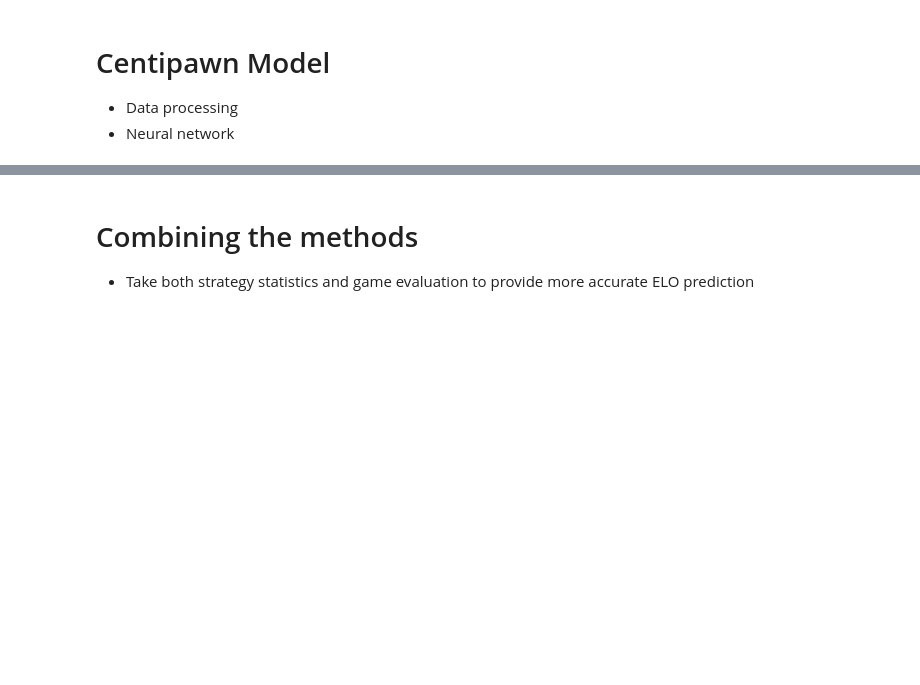
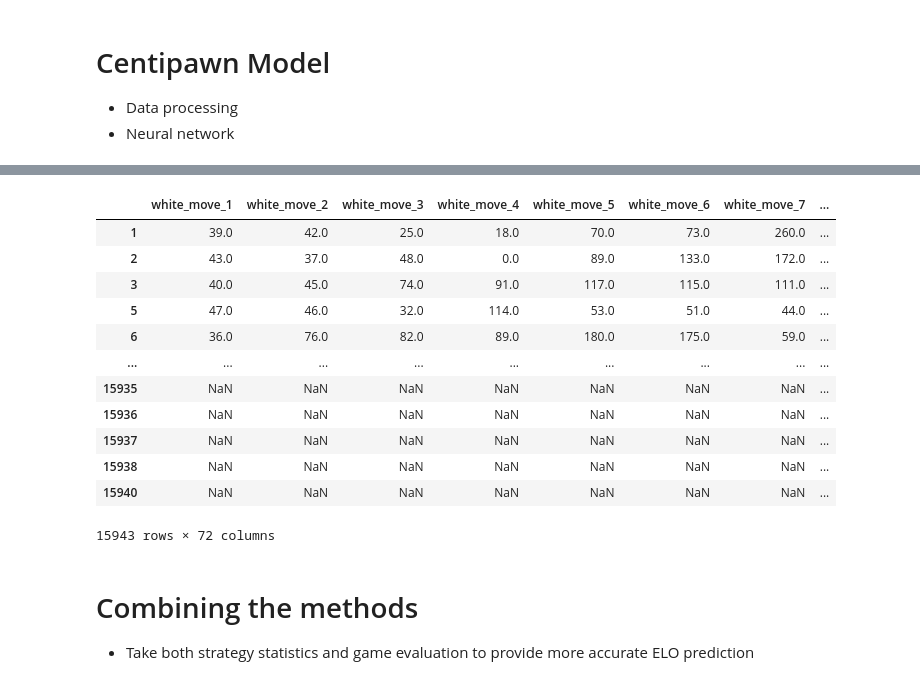
Before and after one commit to T-hawk/chess-ds-final, a Jupyter notebook: neural-net.ipynb, the cells around one changed output, grey strips where cells are left out. Cells and saved outputs as stored; diff of their text form; code cells hidden in the pictures; blank space fills up the shorter version.

```diff
--- a/neural-net.ipynb
+++ b/neural-net.ipynb
@@ -252,6 +252,7 @@ neural_net_columns = [
 neural_net_columns += [
     "white_elo",
     "black_elo",
+    "winner",
     "total_turns",
     "white_turns",
     "black_turns",
@@ -269,6 +270,7 @@ for idx, row in chess_data.iterrows():
     board_analysis_row += [
         row["white_rating"],
         row["black_rating"],
+        row["winner"],
         total_turns,
         white_turns,
         black_turns,
@@ -600,11 +602,8 @@ neural_net_with_centipawn = neural_net_input.merge(
     how="inner"
 )
 
-print(len(centipawn_data))
-print(len(neural_net_input))
-neural_net_with_centipawn
+centipawn_vector_input = neural_net_with_centipawn[neural_net_with_centipawn["total_turns"] >= 60]
 
-centipawn_vector_input = neural_net_with_centipawn[neural_net_with_centipawn["total_turns"] >= 30]
 centipawn_vector_input = centipawn_vector_input[["white_centipawn", "black_centipawn", "white_elo", "black_elo"]]
 centipawn_vector_input
 # %% [output]
@@ -753,3 +752,75 @@ Black ELO RMSE: 232.70
+# %%
+white_avg = []
+white_std = []
+white_median = []
+white_max = []
+white_min = []
+
+black_avg = []
+black_std = []
+black_median = []
+black_max = []
+black_min = []
+
+for idx, row in centipawn_data.iterrows():
+    white_cp = row["white_centipawn"]
+    white_avg.append(np.mean(white_cp))
+    white_std.append(np.std(white_cp))
+    white_median.append(np.median(white_cp))
+    white_max.append(np.max(white_cp))
+    white_min.append(np.min(white_cp))
+
+    black_cp = row["black_centipawn"]
+    black_avg.append(np.mean(black_cp))
+    black_std.append(np.std(black_cp))
+    black_median.append(np.median(black_cp))
+    black_max.append(np.max(black_cp))
+    black_min.append(np.min(black_cp))
+
+centipawn_data["white_avg"] = white_avg
+centipawn_data["white_std"] = white_std
+centipawn_data["white_median"] = white_median
+centipawn_data["white_max"] = white_max
+centipawn_data["white_min"] = white_min
+
+centipawn_data["black_avg"] = black_avg
+centipawn_data["black_std"] = black_std
+centipawn_data["black_median"] = black_median
+centipawn_data["black_max"] = black_max
+centipawn_data["black_min"] = black_min
+
+# Combine centipawn data with board-analysis features using the explicit index columns
+summary_input = neural_net_input.merge(
+    centipawn_data,
+    left_on="idx",
+    right_on="index",
+    how="inner"
+)
+
+summary_input = pd.concat(
+    [
+        white_cp_df,
+        black_cp_df,
+        summary_input[["white_avg", "white_std", "white_median", "white_max", "white_min", "white_elo", "black_avg", "black_std", "black_median", "black_max", "black_min", "black_elo"]]
+    ],
+    axis=1
+)
+
+summary_input
+# %% [output]
+|  | white_move_1 | white_move_2 | white_move_3 | white_move_4 | white_move_5 | white_move_6 | white_move_7 | ... |
+| 1 | 39.0 | 42.0 | 25.0 | 18.0 | 70.0 | 73.0 | 260.0 | ... |
+| 2 | 43.0 | 37.0 | 48.0 | 0.0 | 89.0 | 133.0 | 172.0 | ... |
+| 3 | 40.0 | 45.0 | 74.0 | 91.0 | 117.0 | 115.0 | 111.0 | ... |
+| 5 | 47.0 | 46.0 | 32.0 | 114.0 | 53.0 | 51.0 | 44.0 | ... |
+| 6 | 36.0 | 76.0 | 82.0 | 89.0 | 180.0 | 175.0 | 59.0 | ... |
+| ... | ... | ... | ... | ... | ... | ... | ... | ... |
+| 15935 | NaN | NaN | NaN | NaN | NaN | NaN | NaN | ... |
+| 15936 | NaN | NaN | NaN | NaN | NaN | NaN | NaN | ... |
+| 15937 | NaN | NaN | NaN | NaN | NaN | NaN | NaN | ... |
+| 15938 | NaN | NaN | NaN | NaN | NaN | NaN | NaN | ... |
+| 15940 | NaN | NaN | NaN | NaN | NaN | NaN | NaN | ... |
+15943 rows × 72 columns
 # %% [markdown]
 # Combining the methods
 - Take both strategy statistics and game evaluation to provide more accurate ELO prediction
```
Also changed, not shown: parts of 9 cells of this notebook, 1 other file.
